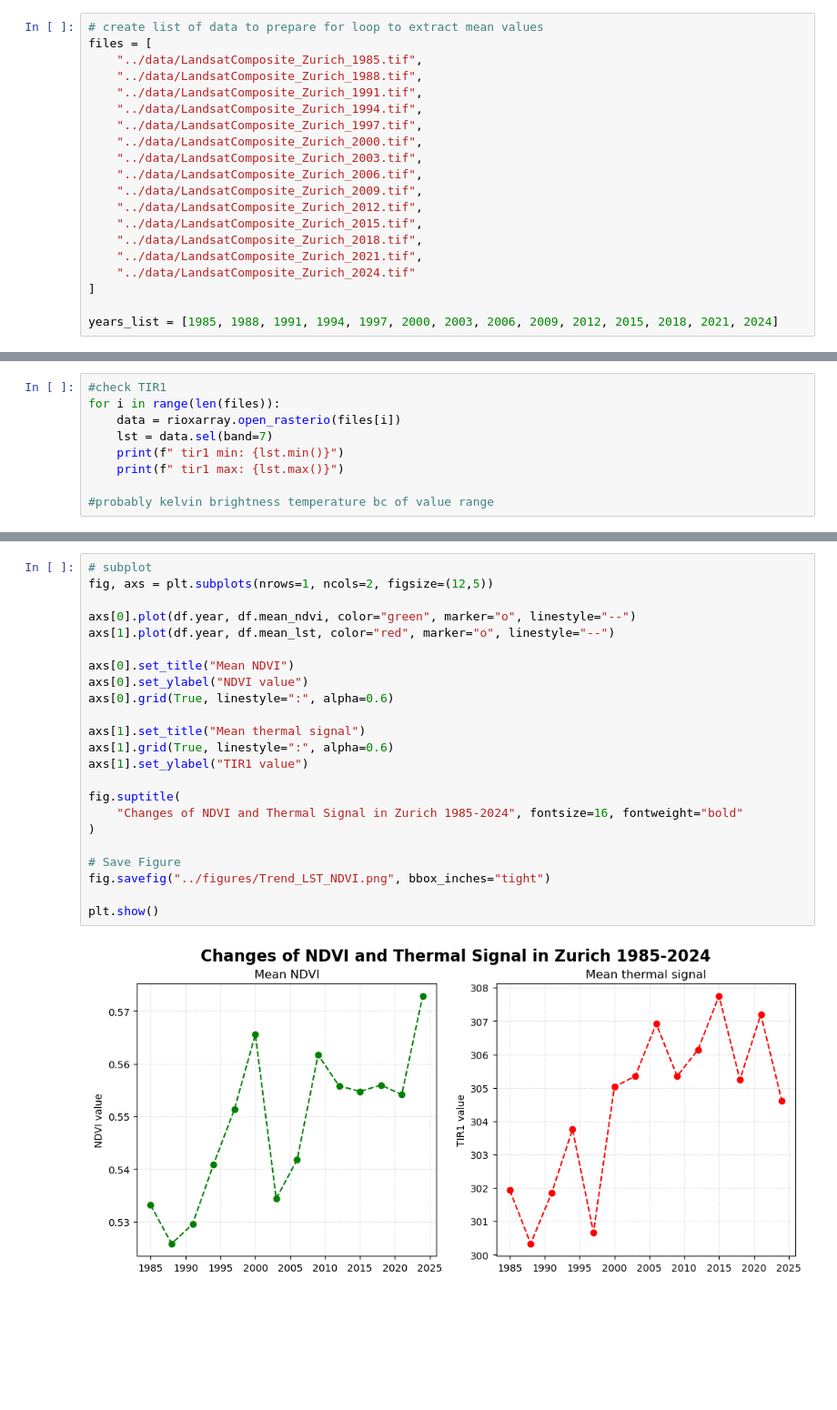
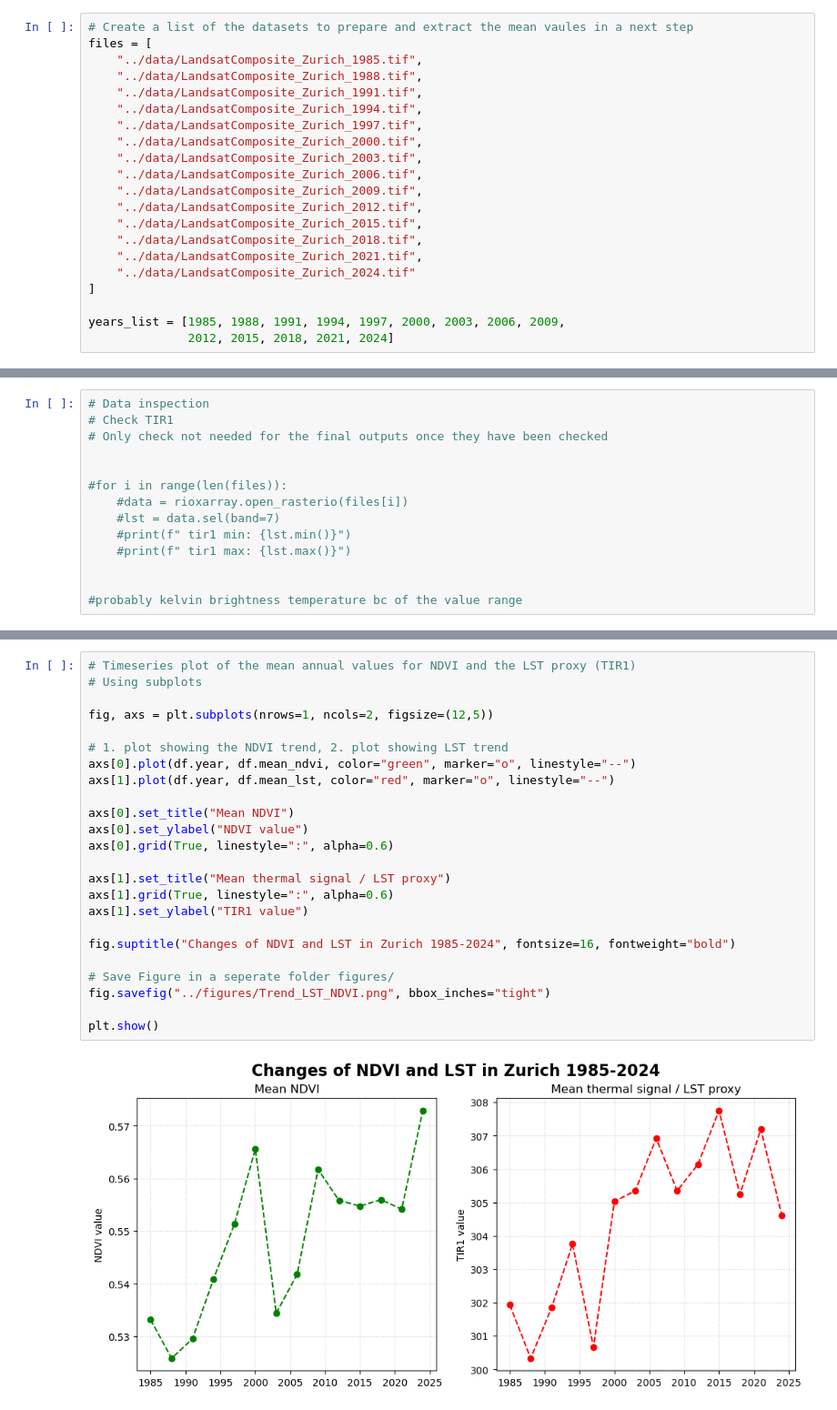
Before and after one commit to silhoe/SDS_project, a Jupyter notebook: notebooks/Project3.ipynb, the cells around one changed output, grey strips where cells are left out. Shown at 91% size. Cells and saved outputs as stored; diff of their text form; blank space fills up the shorter version.

```diff
--- a/notebooks/Project3.ipynb
+++ b/notebooks/Project3.ipynb
@@ -22,7 +32,7 @@ Attributes:
     add_offset:     0.0
     long_name:      ('Blue', 'Green', 'Red', 'NIR', 'SWIR1', 'SWIR2', 'TIR1')
 # %%
-# create list of data to prepare for loop to extract mean values
+# Create a list of the datasets to prepare and extract the mean vaules in a next step
 files = [
     "../data/LandsatComposite_Zurich_1985.tif",
     "../data/LandsatComposite_Zurich_1988.tif",
@@ -40,5 +50,6 @@ files = [
     "../data/LandsatComposite_Zurich_2024.tif"
 ]
 
-years_list = [1985, 1988, 1991, 1994, 1997, 2000, 2003, 2006, 2009, 2012, 2015, 2018, 2021, 2024]
+years_list = [1985, 1988, 1991, 1994, 1997, 2000, 2003, 2006, 2009,
+              2012, 2015, 2018, 2021, 2024]
 # %%
@@ -83,9 +84,14 @@ red max <xarray.DataArray ()> Size: 8B
 # %%
-#check TIR1
-for i in range(len(files)):
-    data = rioxarray.open_rasterio(files[i])
-    lst = data.sel(band=7)
-    print(f" tir1 min: {lst.min()}")
-    print(f" tir1 max: {lst.max()}")
+# Data inspection
+# Check TIR1
+# Only check not needed for the final outputs once they have been checked
 
-#probably kelvin brightness temperature bc of value range
+
+#for i in range(len(files)):
+    #data = rioxarray.open_rasterio(files[i])
+    #lst = data.sel(band=7)
+    #print(f" tir1 min: {lst.min()}")
+    #print(f" tir1 max: {lst.max()}")
+
+
+#probably kelvin brightness temperature bc of the value range
@@ -160,28 +158,29 @@ df
 | 12 | 2021 | 0.554168 | 307.197844 |
 | 13 | 2024 | 0.572893 | 304.619217 |
 # %%
-# subplot
+# Timeseries plot of the mean annual values for NDVI and the LST proxy (TIR1)
+# Using subplots
+
 fig, axs = plt.subplots(nrows=1, ncols=2, figsize=(12,5))
 
+# 1. plot showing the NDVI trend, 2. plot showing LST trend
 axs[0].plot(df.year, df.mean_ndvi, color="green", marker="o", linestyle="--")
 axs[1].plot(df.year, df.mean_lst, color="red", marker="o", linestyle="--")
 
 axs[0].set_title("Mean NDVI")
 axs[0].set_ylabel("NDVI value")
 axs[0].grid(True, linestyle=":", alpha=0.6)
 
-axs[1].set_title("Mean thermal signal")
+axs[1].set_title("Mean thermal signal / LST proxy")
 axs[1].grid(True, linestyle=":", alpha=0.6)
 axs[1].set_ylabel("TIR1 value")
 
-fig.suptitle(
-    "Changes of NDVI and Thermal Signal in Zurich 1985-2024", fontsize=16, fontweight="bold"
-)
+fig.suptitle("Changes of NDVI and LST in Zurich 1985-2024", fontsize=16, fontweight="bold")
 
-# Save Figure
+# Save Figure in a seperate folder figures/
 fig.savefig("../figures/Trend_LST_NDVI.png", bbox_inches="tight")
 
 plt.show()
 # %% [output]
-[figure, old version]
+[figure, new version]
 # %%
```
Also changed, not shown: parts of 16 cells of this notebook, 7 other files.
